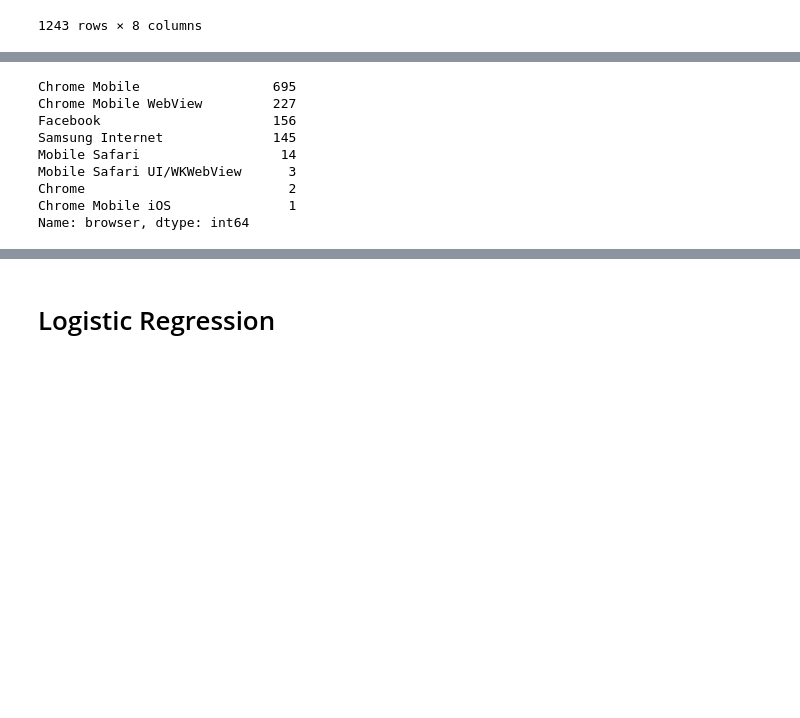
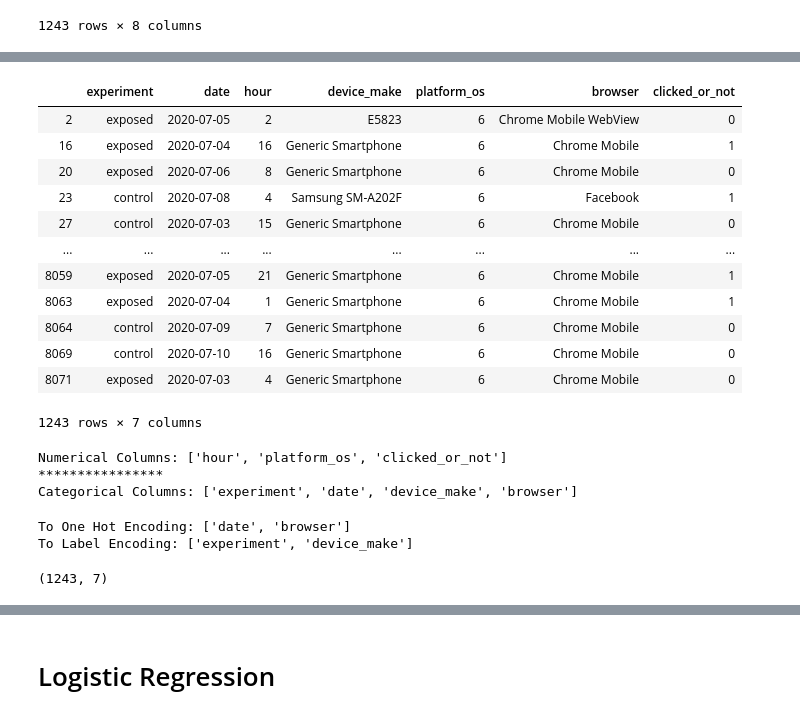
Before and after one commit to sam23121/abtest-mlops, a Jupyter notebook: notebooks/train.ipynb, the cells around one changed output, grey strips where cells are left out. Saved outputs shown, nothing was run; the diff lists cells and outputs as text; code cells hidden in the pictures; blank space fills up the shorter version.

```diff
--- a/notebooks/train.ipynb
+++ b/notebooks/train.ipynb
@@ -132,15 +162,3 @@ Name: device_make, Length: 115, dtype: int64
-# %%
-(df2['browser'].value_counts())
-# %% [output]
-Chrome Mobile                 695
-Chrome Mobile WebView         227
-Facebook                      156
-Samsung Internet              145
-Mobile Safari                  14
-Mobile Safari UI/WKWebView      3
-Chrome                          2
-Chrome Mobile iOS               1
-Name: browser, dtype: int64
 # %%
 # splitting colmuns int independent and dependent varibles
 X = df2.iloc[:, :-1].values
@@ -157,0 +166,47 @@ X = np.array(ct.fit_transform(X))
+# %%
+#droping the auction id since it has no value for the train
+df2.drop('auction_id', axis=1, inplace=True)
+# %%
+df3 = df2.copy()
+df3
+# %% [output]
+|  | experiment | date | hour | device_make | platform_os | browser | clicked_or_not |
+| 2 | exposed | 2020-07-05 | 2 | E5823 | 6 | Chrome Mobile WebView | 0 |
+| 16 | exposed | 2020-07-04 | 16 | Generic Smartphone | 6 | Chrome Mobile | 1 |
+| 20 | exposed | 2020-07-06 | 8 | Generic Smartphone | 6 | Chrome Mobile | 0 |
+| 23 | control | 2020-07-08 | 4 | Samsung SM-A202F | 6 | Facebook | 1 |
+| 27 | control | 2020-07-03 | 15 | Generic Smartphone | 6 | Chrome Mobile | 0 |
+| ... | ... | ... | ... | ... | ... | ... | ... |
+| 8059 | exposed | 2020-07-05 | 21 | Generic Smartphone | 6 | Chrome Mobile | 1 |
+| 8063 | exposed | 2020-07-04 | 1 | Generic Smartphone | 6 | Chrome Mobile | 1 |
+| 8064 | control | 2020-07-09 | 7 | Generic Smartphone | 6 | Chrome Mobile | 0 |
+| 8069 | control | 2020-07-10 | 16 | Generic Smartphone | 6 | Chrome Mobile | 0 |
+| 8071 | exposed | 2020-07-03 | 4 | Generic Smartphone | 6 | Chrome Mobile | 0 |
+1243 rows × 7 columns
+# %%
+numerical_column = df2.select_dtypes(exclude="object").columns.tolist()
+categorical_column = df2.select_dtypes(include="object").columns.tolist()
+print("Numerical Columns:", numerical_column)
+print("****************")
+print("Categorical Columns:", categorical_column)
+# %% [output]
+Numerical Columns: ['hour', 'platform_os', 'clicked_or_not']
+****************
+Categorical Columns: ['experiment', 'date', 'device_make', 'browser']
+# %%
+# Get column names have less than 10 more than 2 unique values
+to_one_hot_encoding = [col for col in categorical_column if df2[col].nunique() <= 10 and df2[col].nunique() > 2]
+
+# Get Categorical Column names thoose are not in "to_one_hot_encoding"
+to_label_encoding = [col for col in categorical_column if not col in to_one_hot_encoding]
+
+print("To One Hot Encoding:", to_one_hot_encoding)
+print("To Label Encoding:", to_label_encoding)
+# %% [output]
+To One Hot Encoding: ['date', 'browser']
+To Label Encoding: ['experiment', 'device_make']
+# %%
+df3 = df2.copy()
+df3.shape
+# %% [output]
+(1243, 7)
```
Also changed, not shown: parts of 25 cells of this notebook.
